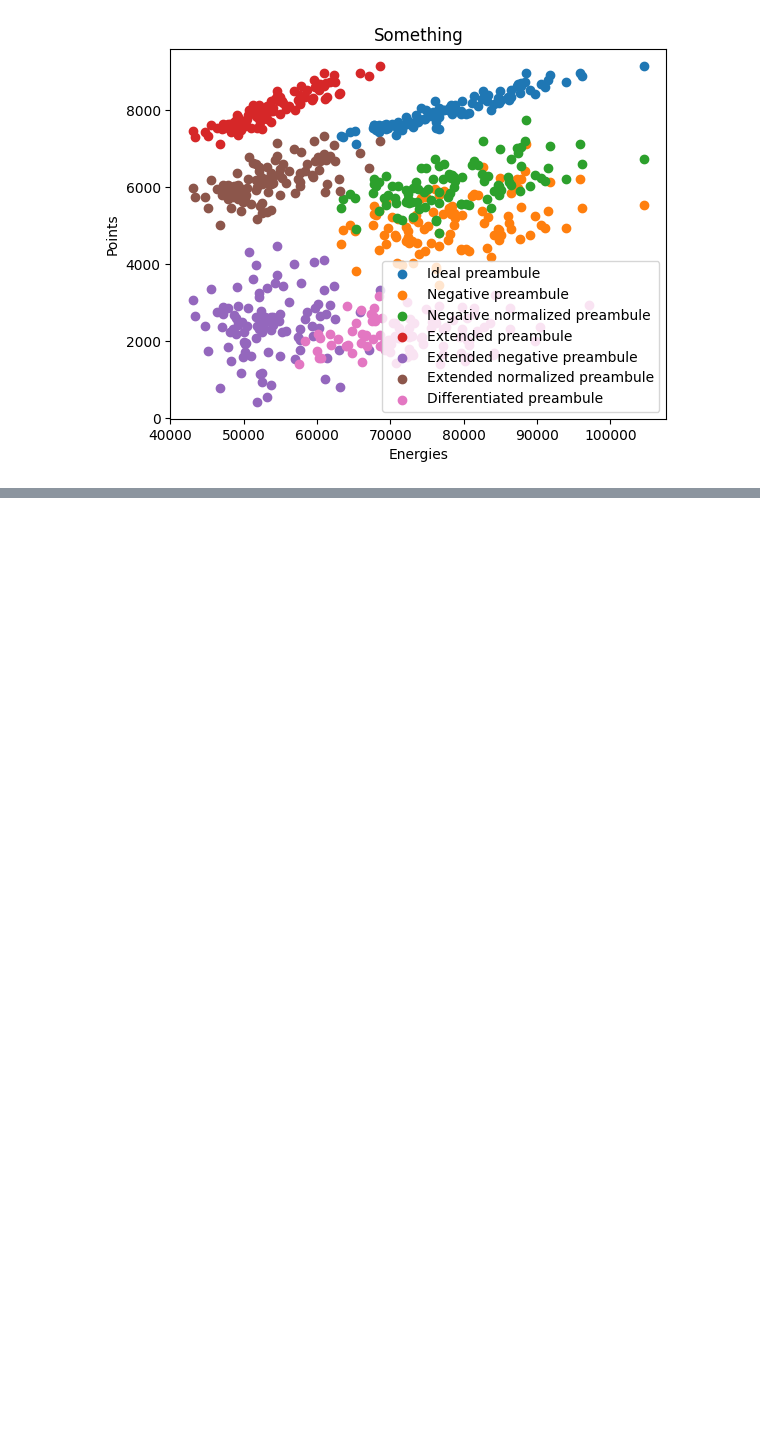
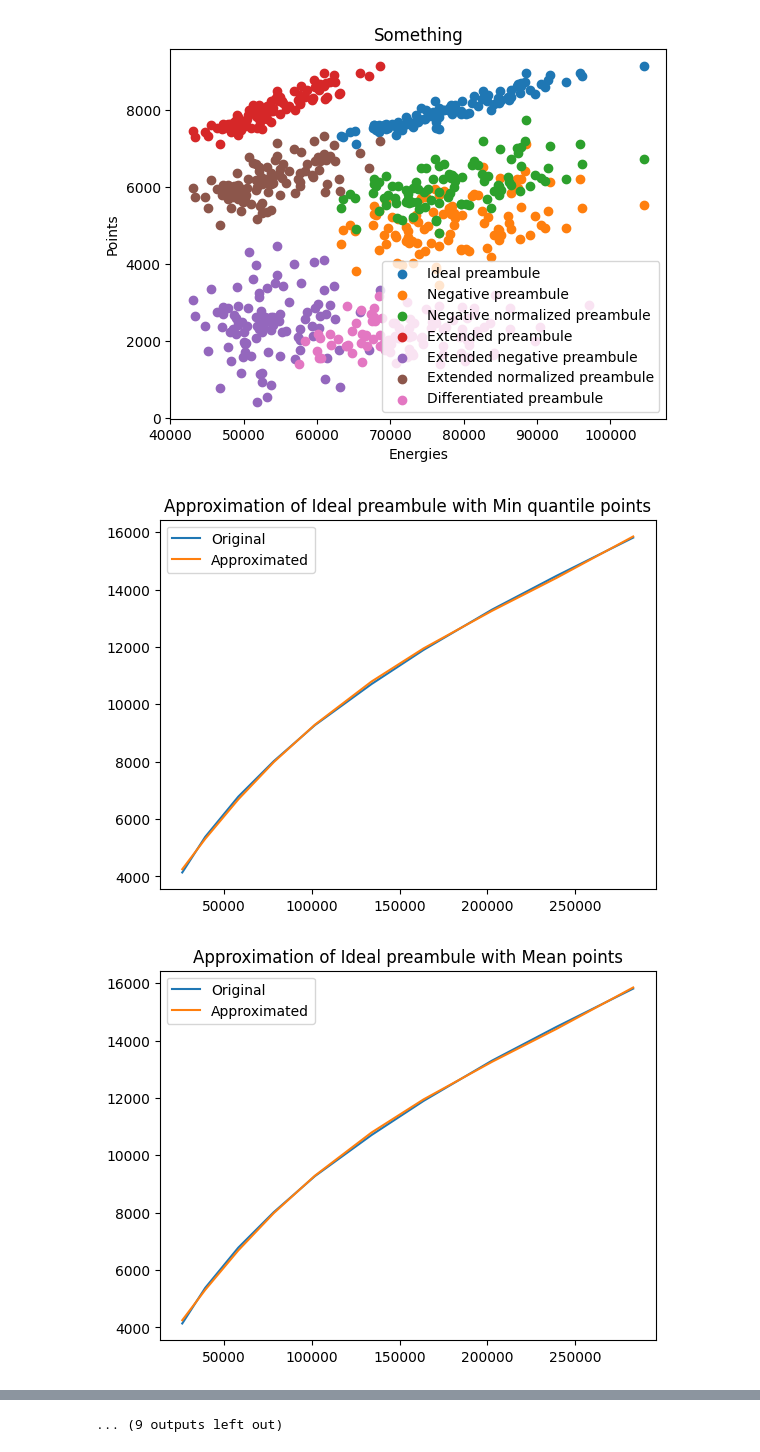
Before and after one commit to simonuks221/ADS-B_Track, a Jupyter notebook: Matlab/ADSB_Statistics_visualizer.ipynb, the cells around one changed output, grey strips where cells are left out. Saved outputs shown, nothing was run; the diff lists cells and outputs as text; code cells hidden in the pictures; blank space fills up the shorter version.

```diff
--- a/Matlab/ADSB_Statistics_visualizer.ipynb
+++ b/Matlab/ADSB_Statistics_visualizer.ipynb
@@ -63,0 +49,22 @@ Preambule Differentiated correlation coef: 0.23750028629437062
+# %%
+# Polynomial fitting
+poly_degree = 3
+all_poly_coeffs = np.zeros((int(list(Preambule)[-1].value + 1), int(list(Approximation)[-1].value + 1), poly_degree + 1))
+for preambule_type in Preambule:
+    for approximation_type in Approximation:
+        og_x = loaded_mean_energies[preambule_type.value, :]
+        og_y = loaded_mean_points[preambule_type.value, :]
+        poly_coeff =  np.polyfit(og_x, og_y, poly_degree)
+        all_poly_coeffs[preambule_type.value, approximation_type.value, :] = poly_coeff
+        approx_y = np.polyval(poly_coeff, og_x)
+        plt.plot(og_x, og_y, label = "Original")
+        plt.plot(og_x, approx_y, label = "Approximated")
+        plt.title("Approximation of " + preambule_list[preambule_type.value].get_name() + " preambule with "
+                  + approximation_strings[approximation_type.value] + " points")
+        plt.legend()
+        plt.show()
+
+np.savez('python_approximations.npz', all_poly_coeffs=all_poly_coeffs)
+# %% [output]
+[figure, added]
+[figure, added]
@@ -63,0 +81 @@ Preambule Differentiated correlation coef: 0.23750028629437062
+... (9 outputs left out)
```
Also changed, not shown: parts of 3 cells of this notebook, 10 other files.
